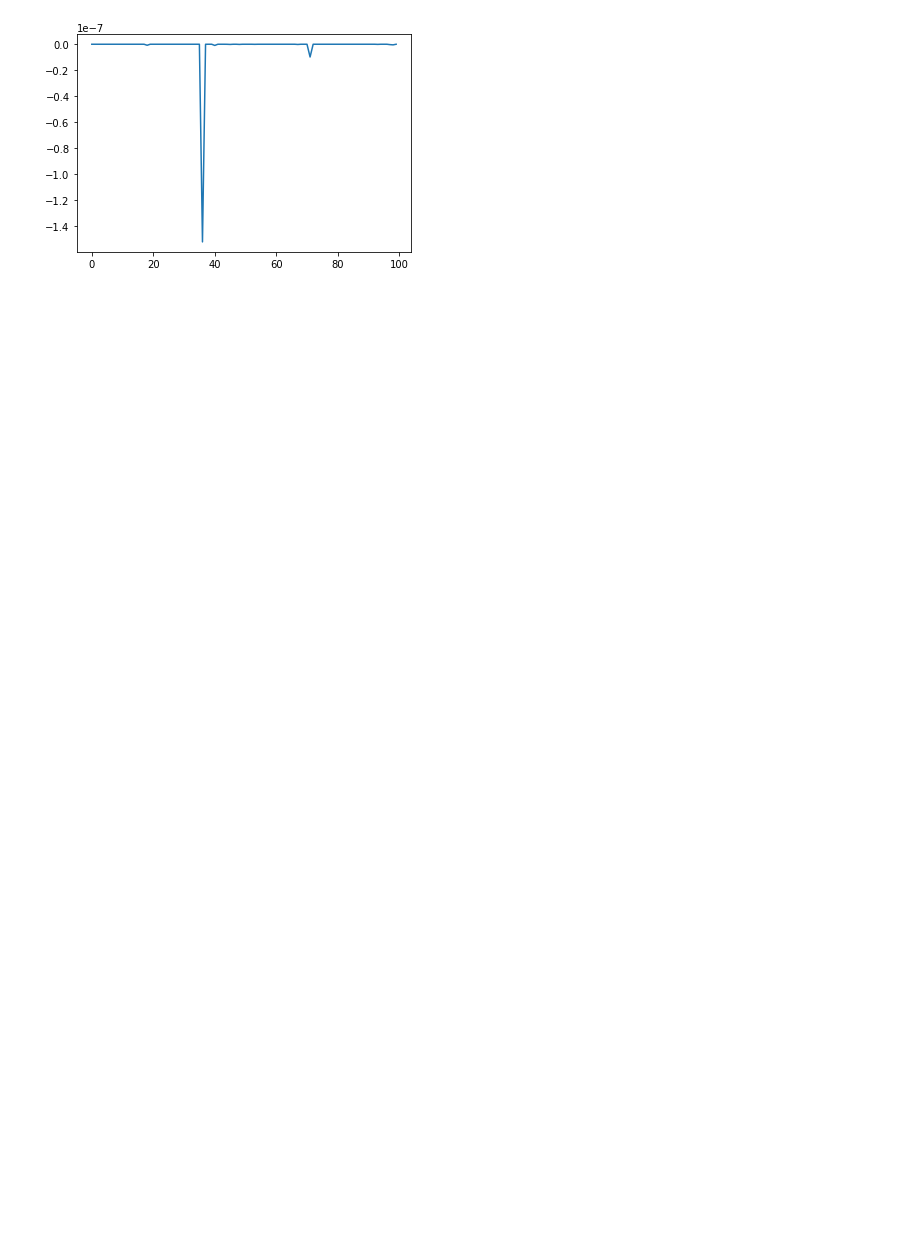
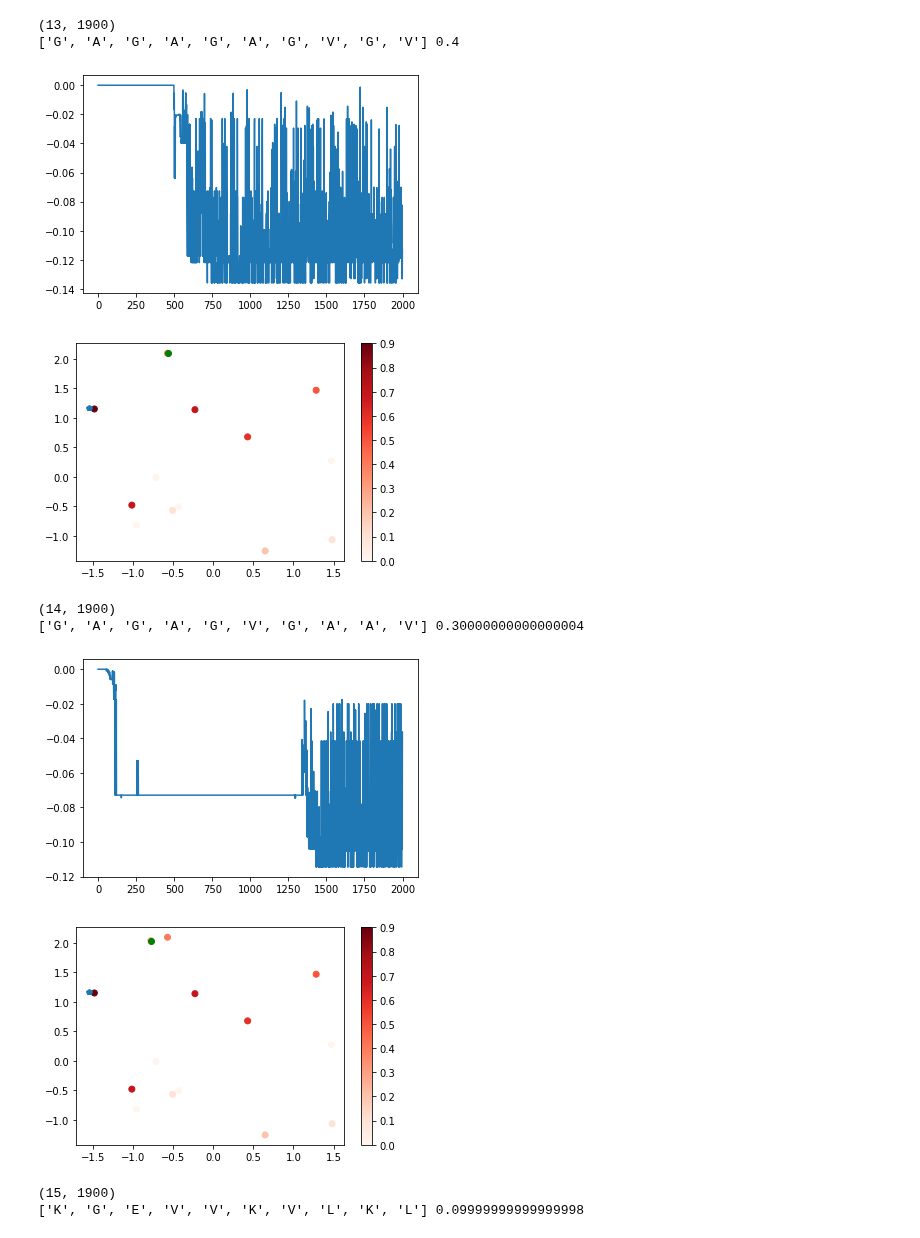
Before and after one commit to ur-whitelab/wazy, a Jupyter notebook: paper/e2e.ipynb, the cells around one changed output. Cells and saved outputs as stored; diff of their text form; code cells hidden in the pictures; blank space fills up the shorter version.

```diff
--- a/paper/e2e.ipynb
+++ b/paper/e2e.ipynb
@@ -24,11 +22,13 @@ def hamming(seq1, seq2): # seq1 and seq2 are of same length
         hamming_distance += 1.
     return 1 - hamming_distance / len(seqlist1)
 # %%
-target_seq = 'GIGAVLKVLTTGLPALISWIKRKRQQ'
+#target_seq = 'GIGAVLKVLTTGLPALISWIKRKRQQ'
+target_seq = 'GIGAVLKVLT'
 oh_vec = encode_seq(list(target_seq))
 oh_unirep = seq2useq(oh_vec)
 target_rep = differentiable_jax_unirep(oh_unirep)
 #print(target_rep.shape)
+'''
 seqs = ['GIGAVLKVLKAGLPALIVTLKRKIVQ',
        'PPGATLKKHTTGSVALISWIWARIQQ',
        'GIGAVLKVLTTGLKTLISAAKRKRAA',
@@ -39,6 +39,20 @@ seqs = ['GIGAVLKVLKAGLPALIVTLKRKIVQ',
         'CESWLWKRLFDGHADRWRSMPDYPIW',
         'YLVENPLMFPLVAAFIHQWTRQISWH',
         'QTEERLEAQISIYYIGAWSHYKVTDE']
+'''
+
+seqs = ['GIGAVLKVLK',
+       'PPGATLKKHT',
+       'ISWIWARIQQ',
+       'HAPPVLKVLT',
+       'AWRPPKRKRQ',
+       'PTWIIFLKAQ',
+       'TISHFVCNHD',
+       'CESWLWKRLF',
+       'YLVENPLMFP',
+       'QTEERLEAQI',
+       'GFGARLKVPT',
+       'VIRAVQKVLT']
 reps = get_reps(seqs)[0]
 labels = []
 for seq in seqs:
@@ -77,7 +91,7 @@ def e2e(logits):
     u = alpdesign.differentiable_jax_unirep(us)
     return forward(u)
 e2e_t = hk.transform(e2e)
-init_logits = jax.random.normal(key, shape=((26, 20)))
+init_logits = jax.random.normal(key, shape=((10, 20)))
 e2e_params = e2e_t.init(key, init_logits)
 
 def e2e_fxn(x, key):
@@ -85,35 +99,45 @@ def e2e_fxn(x, key):
     yhat = e2e_t.apply(e2e_params, key, logits)
     return yhat
 # %%
-batch_size = 8
-for i in range(10):
+batch_size = 5
+for i in range(20):
     key, tkey = jax.random.split(key, num=2)
-    init_x = jax.random.normal(key, shape=(26, 20))
-    x, loss_curve = alpdesign.bayes_opt(key, e2e_fxn, labels, (e2e_t.init(key, init_logits), init_x), iter_num=100)
+    init_x = 0.05*jax.random.normal(key, shape=(10, 20))
+    x, loss_curve = alpdesign.bayes_opt(key, e2e_fxn, labels, (e2e_t.init(tkey, init_logits), init_x), iter_num=2000, learning_rate=1e-1)
     plt.plot(loss_curve)
-    break
+    #break
     params, losses = alpdesign.ensemble_train(
-        tkey, full_forward_t, c, reps, labels, epochs=500, learning_rate=1e-3)
+        tkey, full_forward_t, c, reps, labels, epochs=100, learning_rate=1e-3)
     forward_t = hk.without_apply_rng(hk.transform(forward_fxn))
     forward = functools.partial(forward_t.apply, params)
     rb = x[0]
     logits = x[1]
+    key, tkey = jax.random.split(key, num=2)
     vec = alpdesign.seq.forward_seqprop.apply(rb, key, logits)
     s = decode_seq(vec)
     reps = np.concatenate((reps, get_reps([s])[0]))
     y = hamming(target_seq, s)
     print(reps.shape)
     print(s, y)
     labels = np.concatenate((labels, np.array(y).reshape(1,)))
 
     plt.figure()
     proj_x = pca.transform(reps)
-    print(proj_x)
+    #print(proj_x)
     plt.scatter(proj_x[:,0], proj_x[:,1], c=labels, cmap=plt.get_cmap('Reds'))
     plt.colorbar()
     proj_l = pca.transform(target_rep)
     plt.plot(proj_l[:,0], proj_l[:,1], 'p')
     plt.plot(proj_x[-1, 0], proj_x[-1, 1], 'o', color='green')
     plt.show()
 # %% [output]
+(13, 1900)
+['G', 'A', 'G', 'A', 'G', 'A', 'G', 'V', 'G', 'V'] 0.4
-[figure, old version]
+[figure, new version]
+[figure, added]
+(14, 1900)
+['G', 'A', 'G', 'A', 'G', 'V', 'G', 'A', 'A', 'V'] 0.30000000000000004
+[figure, added]
+[figure, added]
+(15, 1900)
+['K', 'G', 'E', 'V', 'V', 'K', 'V', 'L', 'K', 'L'] 0.09999999999999998
```
Also changed, not shown: parts of 5 cells of this notebook, 1 other file.
